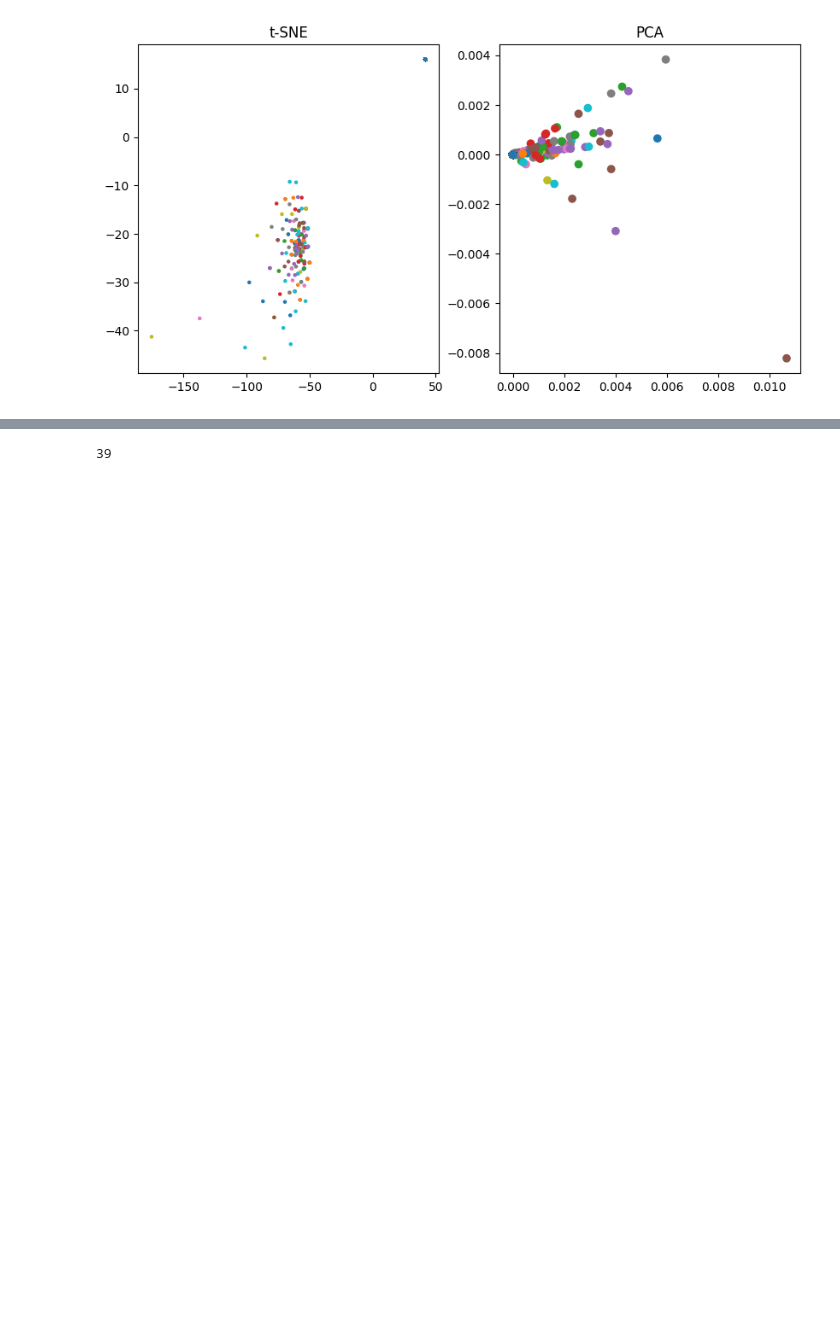
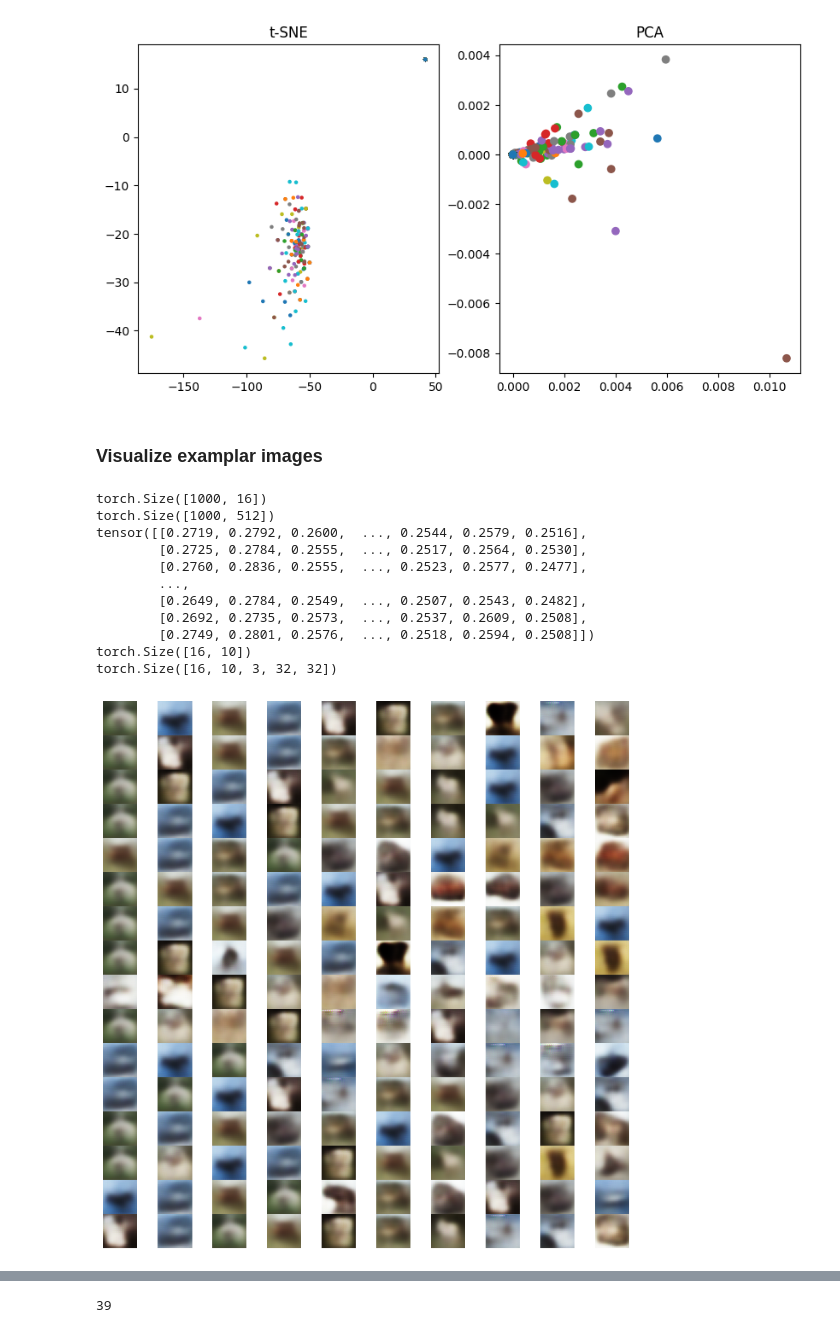
Before and after one commit to Teachable-AI-Lab/unsupervised-prototypes, a Jupyter notebook: cobwebNN-gen.ipynb, the cells around one changed output, grey strips where cells are left out. Drawn from its saved outputs; the diff is of its cells as text; code cells hidden in the pictures; blank space fills up the shorter version.

```diff
--- a/cobwebNN-gen.ipynb
+++ b/cobwebNN-gen.ipynb
@@ -201,0 +145,25 @@ def loss_fn(x, means, logvars, sampled, p_x_nodes):
+# %%
+# test encoder and decoder (VQ-VAE)
+from encoder_decoder.vqvae_encoder import VQEncoder
+from encoder_decoder.vqvae_decoder import VQDecoder
+
+h_dim = 128
+n_res_layers = 2
+res_h_dim = 32
+embedding_dim = 64
+
+vq_encoder = VQEncoder(3, h_dim, n_res_layers, res_h_dim)
+pre_quantization_conv = nn.Conv2d(h_dim, embedding_dim, kernel_size=1, stride=1)
+vq_decoder = VQDecoder(embedding_dim, h_dim, n_res_layers, res_h_dim)
+
+# test image
+test_image = torch.randn(16, 3, 32, 32)
+with torch.no_grad():
+    z = vq_encoder(test_image)
+    print(z.shape)
+    print(z.max(), z.min())
+    z = pre_quantization_conv(z)
+    print(z.shape)
+    print(z.max(), z.min())
+    x_pred = vq_decoder(z)
+    print(x_pred.shape)
@@ -324,3 +393,5 @@ torch.Size([1000, 64, 6, 6])
 untils.viz_clusters(cobweb, mnist_01_test, device='mps', n_data=500)
 # %% [output]
 [figure]
+# %% [markdown]
+### Visualize examplar images
@@ -326,0 +455,15 @@ untils.viz_clusters(cobweb, mnist_01_test, device='mps', n_data=500)
+# %%
+viz_examplar(cobweb, mnist_01_test, n_data=1000, device='cuda', layer=5, k=10)
+# %% [output]
+torch.Size([1000, 16])
+torch.Size([1000, 512])
+tensor([[0.2719, 0.2792, 0.2600,  ..., 0.2544, 0.2579, 0.2516],
+        [0.2725, 0.2784, 0.2555,  ..., 0.2517, 0.2564, 0.2530],
+        [0.2760, 0.2836, 0.2555,  ..., 0.2523, 0.2577, 0.2477],
+        ...,
+        [0.2649, 0.2784, 0.2549,  ..., 0.2507, 0.2543, 0.2482],
+        [0.2692, 0.2735, 0.2573,  ..., 0.2537, 0.2609, 0.2508],
+        [0.2749, 0.2801, 0.2576,  ..., 0.2518, 0.2594, 0.2508]])
+torch.Size([16, 10])
+torch.Size([16, 10, 3, 32, 32])
+[figure, added]
```
Also changed, not shown: parts of 21 cells of this notebook, 20 other files.
